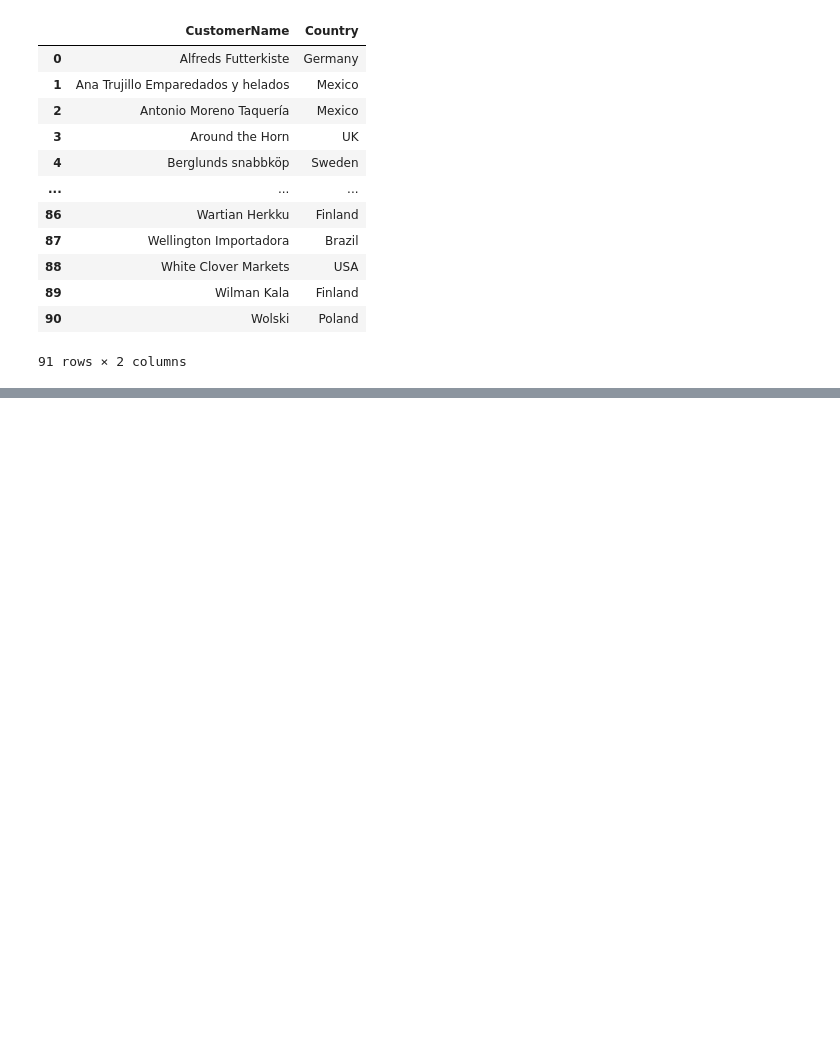
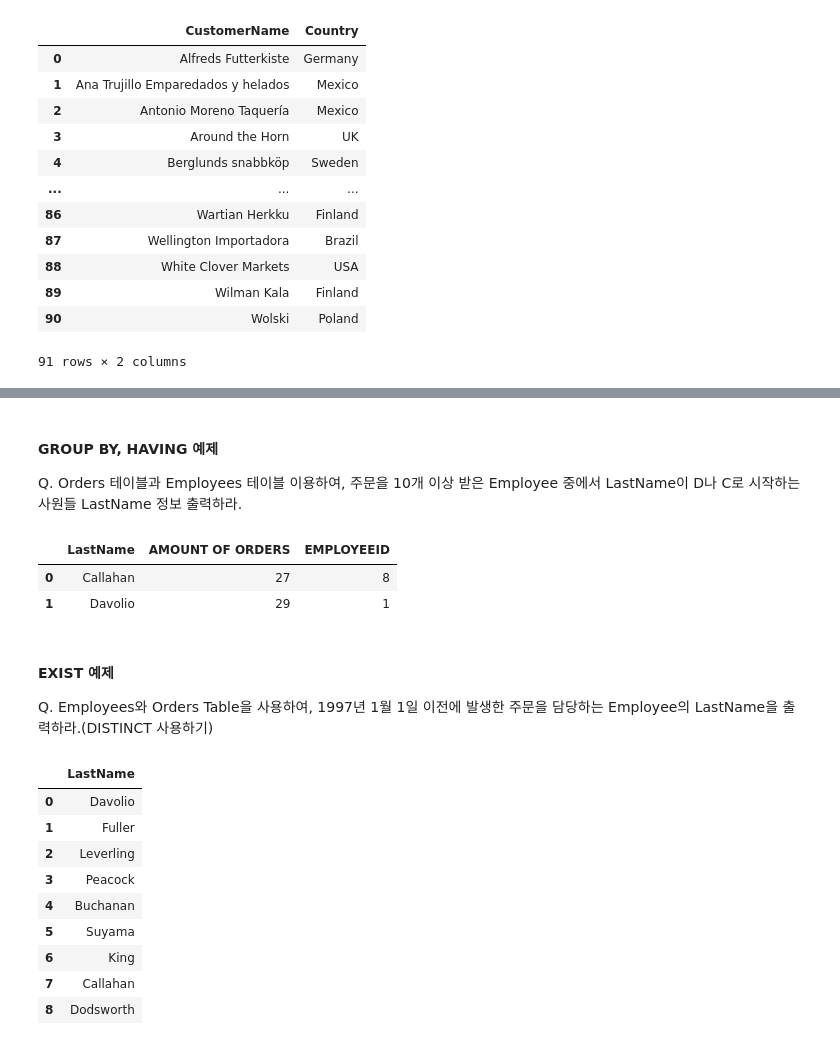
Before and after one commit to woosukYoon/softeer, a Jupyter notebook: 과제/W1M2 - SQL Tutorial.ipynb, the cells around one changed output, grey strips where cells are left out. Cells and saved outputs as stored; diff of their text form; code cells hidden in the pictures; blank space fills up the shorter version.

```diff
--- a/과제/W1M2 - SQL Tutorial.ipynb
+++ b/과제/W1M2 - SQL Tutorial.ipynb
@@ -3214,3 +3318,35 @@ pd.read_sql(
+# %% [markdown]
+#### GROUP BY, HAVING 예제</br>
+Q. Orders 테이블과 Employees 테이블 이용하여, 주문을 10개 이상 받은 Employee 중에서 LastName이 D나 C로 시작하는 사원들 LastName 정보 출력하라.
 # %%
 pd.read_sql(
-    """""",conn)
+    """SELECT E.LASTNAME, O.*
+    FROM (SELECT COUNT(ORDERID) AS [AMOUNT OF ORDERS], EMPLOYEEID
+    FROM ORDERS GROUP BY EMPLOYEEID HAVING COUNT(ORDERID) >= 10) O
+    LEFT JOIN EMPLOYEES E
+    ON E.EMPLOYEEID = O.EMPLOYEEID
+    WHERE E.LASTNAME LIKE 'C%' OR E.LASTNAME LIKE 'D%'
+    ORDER BY LASTNAME""",conn)
+# %% [output]
+|  | LastName | AMOUNT OF ORDERS | EMPLOYEEID |
+| 0 | Callahan | 27 | 8 |
+| 1 | Davolio | 29 | 1 |
+# %% [markdown]
+#### EXIST 예제</br>
+Q. Employees와 Orders Table을 사용하여, 1997년 1월 1일 이전에 발생한 주문을 담당하는 Employee의 LastName을 출력하라.(DISTINCT 사용하기)
+# %%
+pd.read_sql(
+    """SELECT DISTINCT(LASTNAME) FROM EMPLOYEES E
+    WHERE EXISTS (SELECT * FROM ORDERS O
+    WHERE E.EMPLOYEEID = O.EMPLOYEEID AND ORDERDATE < '1997-01-01')""", conn)
+# %% [output]
+|  | LastName |
+| 0 | Davolio |
+| 1 | Fuller |
+| 2 | Leverling |
+| 3 | Peacock |
+| 4 | Buchanan |
+| 5 | Suyama |
+| 6 | King |
+| 7 | Callahan |
+| 8 | Dodsworth |
```
Also changed, not shown: parts of 94 cells of this notebook, 9 other files.
